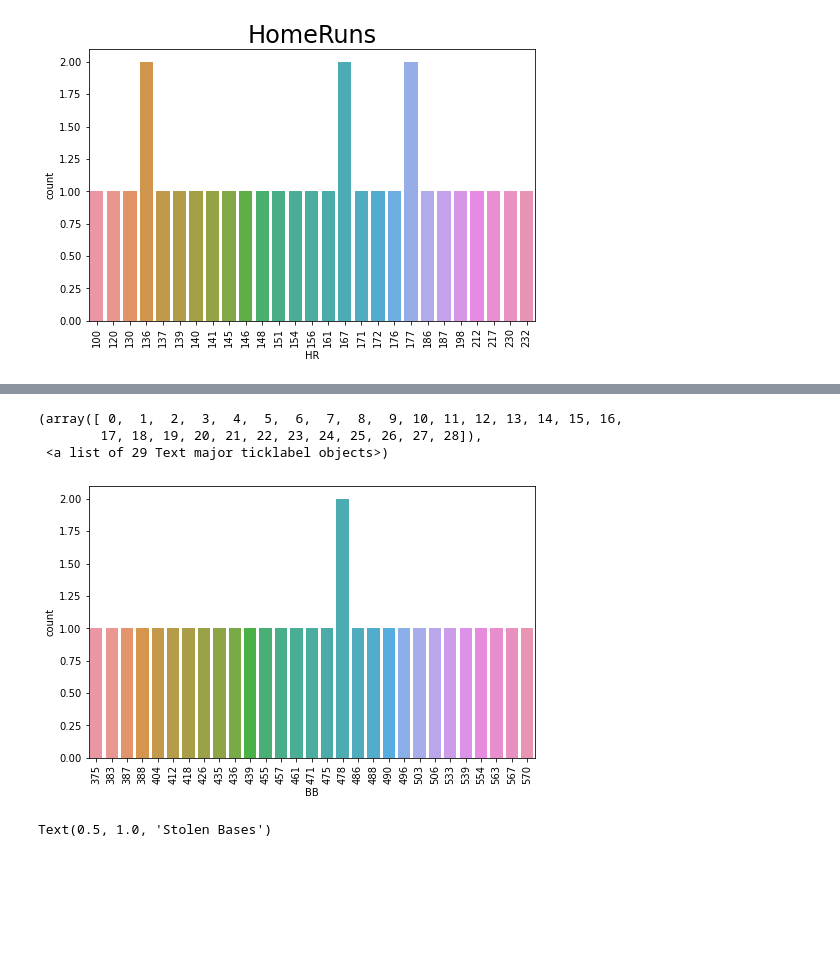
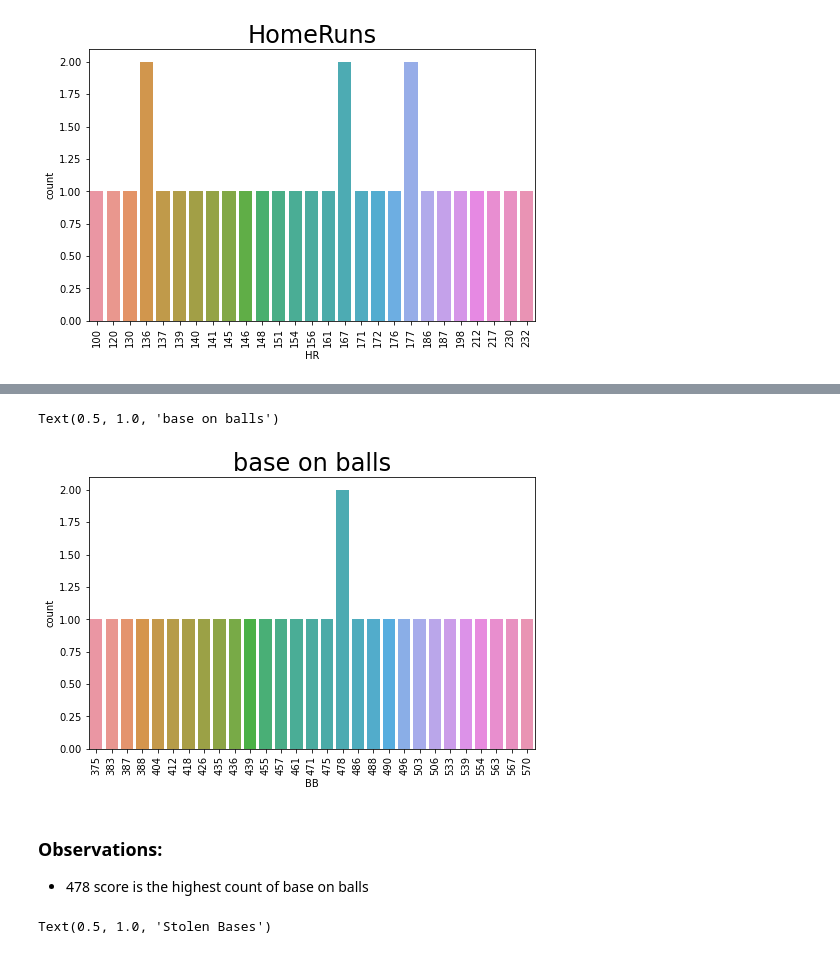
Before and after one commit to ponmanimanoharan/Baseball_win_prediction, a Jupyter notebook: Baseball Case Study.ipynb, the cells around one changed output, grey strips where cells are left out. Cells and saved outputs as stored; diff of their text form; code cells hidden in the pictures; blank space fills up the shorter version.

```diff
--- a/Baseball Case Study.ipynb
+++ b/Baseball Case Study.ipynb
@@ -173,15 +236,16 @@ Text(0.5, 1.0, 'HomeRuns')
 # %%
 #count plot
 fig_size = (8,5)
 fig, ax = plt.subplots(figsize = fig_size)
 sns.countplot(data=baseball, x="BB")
 plt.xticks(rotation=90)
-#plt.title("Runs", fontsize = 24)
+plt.title("base on balls", fontsize = 24)
 # %% [output]
-(array([ 0,  1,  2,  3,  4,  5,  6,  7,  8,  9, 10, 11, 12, 13, 14, 15, 16,
-        17, 18, 19, 20, 21, 22, 23, 24, 25, 26, 27, 28]),
- <a list of 29 Text major ticklabel objects>)
+Text(0.5, 1.0, 'base on balls')
-[figure, old version]
+[figure, new version]
+# %% [markdown]
+### Observations:
+- 478 score is the highest count of base on balls
 # %%
 #count plot
 fig_size = (8,5)
```
Also changed, not shown: parts of 107 cells of this notebook.
